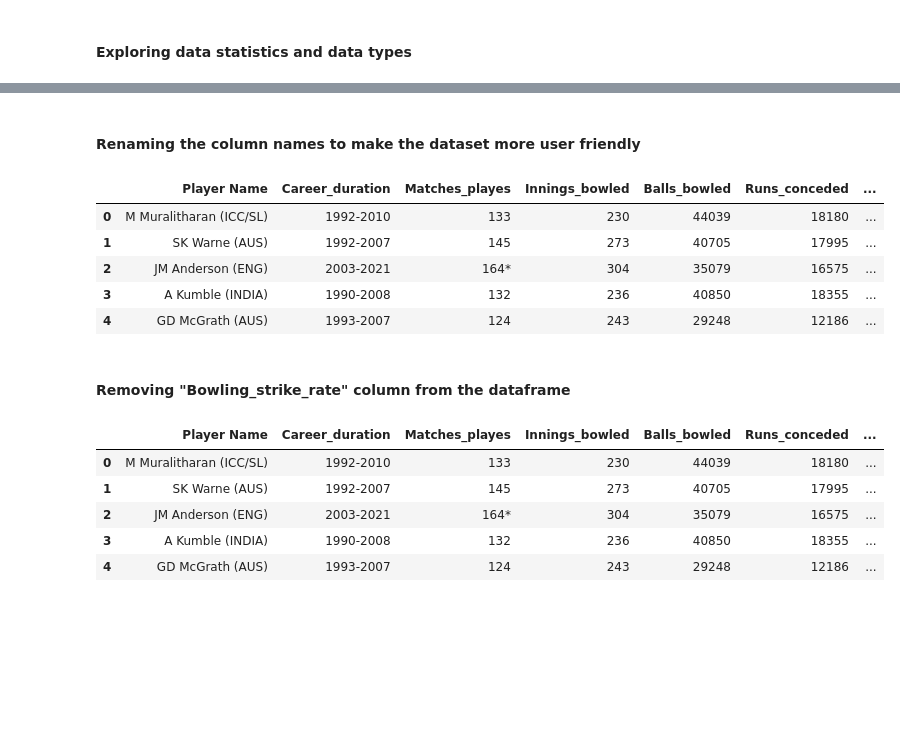
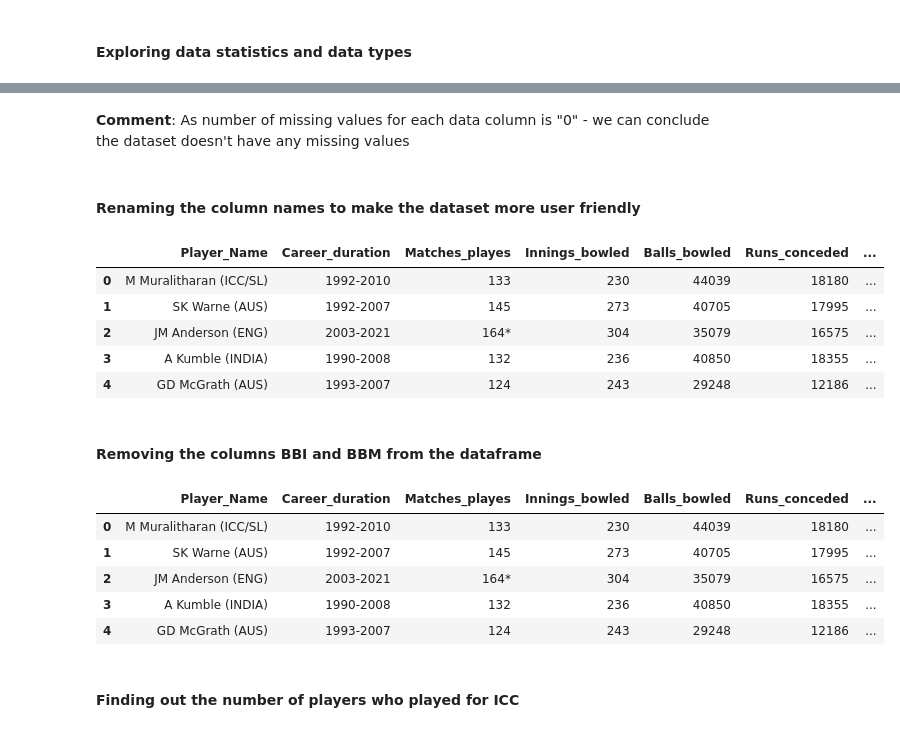
Before and after one commit to irfan013/test_bowlers_analysis, a Jupyter notebook: test_bowlers_analysis.ipynb, the cells around one changed output, grey strips where cells are left out. Drawn from its saved outputs; the diff is of its cells as text; code cells hidden in the pictures; blank space fills up the shorter version.

```diff
--- a/test_bowlers_analysis.ipynb
+++ b/test_bowlers_analysis.ipynb
@@ -112,39 +147,43 @@ None
+# %% [markdown]
+**Comment**: As number of missing values for each data column is "0" - we can conclude the dataset doesn't have any missing values
 # %% [markdown]
 #### Renaming the column names to make the dataset more user friendly
 # %%
-df = df.rename(columns={'Player':'Player Name',
+df = df.rename(columns={'Player':'Player_Name',
                         'Span' : 'Career_duration',
                         'Mat':'Matches_playes',
                         'Inns':'Innings_bowled',
                         'Balls': 'Balls_bowled',
                         'Runs': 'Runs_conceded',
                         'Wkts' : 'Wickets_taken',
                         'BBI' : 'Best_innings_bowling',
                         'BBM' : 'Best_match_bowling',
                         'Ave': 'Bowling_average',
                         'Econ' : 'Bowling_economy',
                         'SR' : 'Bowling_strike_rate',
                         '5' : '5_wickets_in_an_innings',
                         '10' : '10_wickets_in_a_match'})
 
 display(df.head())
 # %% [output]
-|  | Player Name | Career_duration | Matches_playes | Innings_bowled | Balls_bowled | Runs_conceded | ... |
+|  | Player_Name | Career_duration | Matches_playes | Innings_bowled | Balls_bowled | Runs_conceded | ... |
 | 0 | M Muralitharan (ICC/SL) | 1992-2010 | 133 | 230 | 44039 | 18180 | ... |
 | 1 | SK Warne (AUS) | 1992-2007 | 145 | 273 | 40705 | 17995 | ... |
 | 2 | JM Anderson (ENG) | 2003-2021 | 164* | 304 | 35079 | 16575 | ... |
 | 3 | A Kumble (INDIA) | 1990-2008 | 132 | 236 | 40850 | 18355 | ... |
 | 4 | GD McGrath (AUS) | 1993-2007 | 124 | 243 | 29248 | 12186 | ... |
 # %% [markdown]
-#### Removing "Bowling_strike_rate" column from the dataframe
+#### Removing the columns BBI and BBM from the dataframe
 # %%
-df.drop('Bowling_strike_rate', axis=1, inplace=True)
+df.drop(['Best_innings_bowling', 'Best_match_bowling'], axis=1, inplace=True)
 
 display(df.head())
 # %% [output]
-|  | Player Name | Career_duration | Matches_playes | Innings_bowled | Balls_bowled | Runs_conceded | ... |
+|  | Player_Name | Career_duration | Matches_playes | Innings_bowled | Balls_bowled | Runs_conceded | ... |
 | 0 | M Muralitharan (ICC/SL) | 1992-2010 | 133 | 230 | 44039 | 18180 | ... |
 | 1 | SK Warne (AUS) | 1992-2007 | 145 | 273 | 40705 | 17995 | ... |
 | 2 | JM Anderson (ENG) | 2003-2021 | 164* | 304 | 35079 | 16575 | ... |
 | 3 | A Kumble (INDIA) | 1990-2008 | 132 | 236 | 40850 | 18355 | ... |
 | 4 | GD McGrath (AUS) | 1993-2007 | 124 | 243 | 29248 | 12186 | ... |
+# %% [markdown]
+#### Finding out the number of players who played for ICC
```
Also changed, not shown: parts of 48 cells of this notebook.
